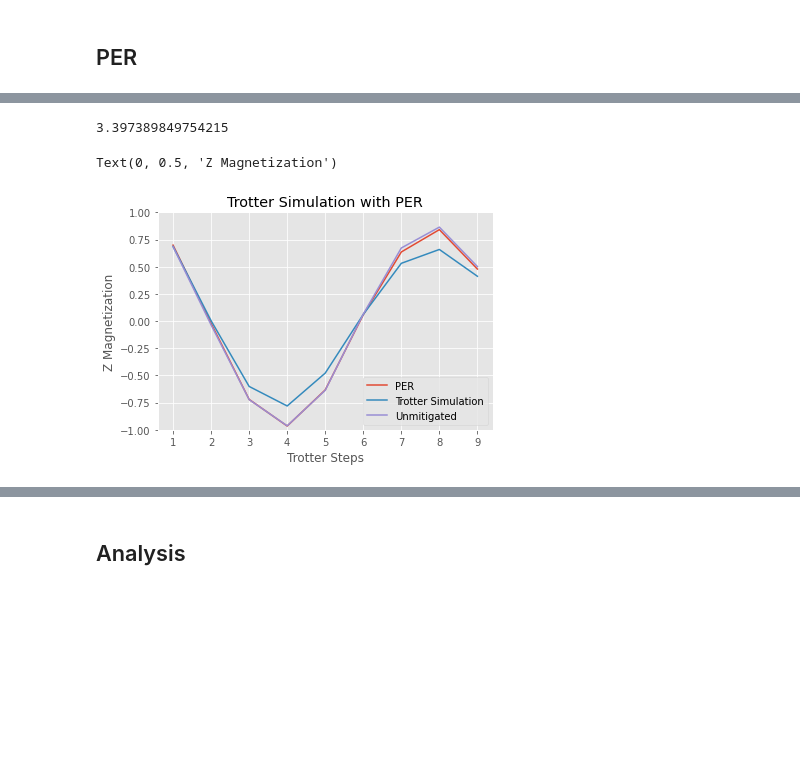
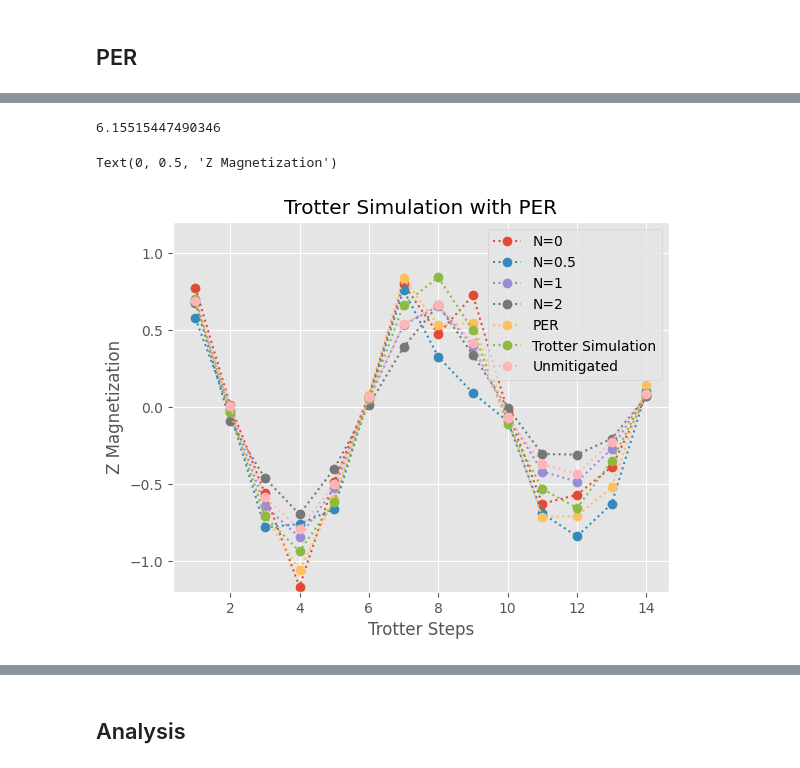
Before and after one commit to Fabrice-Schoeneberger/AutomatedPERTools, a Jupyter notebook: tutorial_notebooks/pauli_lindblad_per/TrotterExample.ipynb, the cells around one changed output, grey strips where cells are left out. Saved outputs shown, nothing was run; the diff lists cells and outputs as text; code cells hidden in the pictures; blank space fills up the shorter version.

```diff
--- a/tutorial_notebooks/pauli_lindblad_per/TrotterExample.ipynb
+++ b/tutorial_notebooks/pauli_lindblad_per/TrotterExample.ipynb
@@ -17,3 +15,5 @@ backend = GenericBackendV2(num_qubits=5)
+# %%
+backend = FakeVigoV2()
 # %%
 def trotterLayer(h,J,dt,n):
     trotterLayer = QuantumCircuit(2*n)
@@ -41,7 +41,7 @@ def maketrotterCircuit(s):
     transpiled = transpile(trotterCircuit, backend)
     return transpiled
 
-circuits = [maketrotterCircuit(i) for i in range(1,10)]
+circuits = [maketrotterCircuit(i) for i in range(1,15)]
 # %%
 def executor(circuits):
     return backend.run(circuits).result().get_counts()
@@ -66,9 +66,15 @@ perexp.run(executor)
 circuit_results = perexp.analyze()
 # %%
 results = []
+results_at_noise = []
 for run in circuit_results:
     tot = 0
+    tot_at_noise = array = [0 for _ in range(len(run.get_result(expectations[0]).get_strengths()))]
     for op in expectations:
         expec = run.get_result(op).expectation
+        expec_at_noise = run.get_result(op).get_expectations()
         tot += expec
+        for i in range(0,len(tot_at_noise)):
+            tot_at_noise[i] += expec_at_noise[i]/4
     results.append(tot/4)
+    results_at_noise.append(tot_at_noise)
@@ -75,7 +106,7 @@ for run in circuit_results:
 # %%
 circuit_results[-1]._per_circ.overhead(0)
 # %% [output]
-3.397389849754215
+6.15515447490346
 # %%
 noisyresult = []
 for circ in circuits:
@@ -91,27 +122,31 @@ for circ in circuits:
 # %%
 res = []
 for circ in circuits:
     qc = circ.copy()
     qc.measure_all()
     count= Aer.get_backend('qasm_simulator').run(qc).result().get_counts()
     count = {tuple(int(k) for k in key):count[key] for key in count.keys()}
     tot = 0
     for key in count.keys():
         num = sum([(-1)**bit for bit in key[:4]])
         tot += num*count[key]
     res.append(tot/(1024*n*2))
 
-plt.plot(range(1,10), results)
-plt.plot(range(1,10), noisyresult)
-plt.plot(range(1,10), res)
-plt.ylim([-1,1])
-plt.legend(["PER", "Trotter Simulation", "Unmitigated"])
+plt.plot(range(1,15), [res[0] for res in results_at_noise], 'o:')
+plt.plot(range(1,15), [res[1] for res in results_at_noise], 'o:')
+plt.plot(range(1,15), [res[2] for res in results_at_noise], 'o:')
+plt.plot(range(1,15), [res[3] for res in results_at_noise], 'o:')
+plt.plot(range(1,15), results, 'o:')
+plt.plot(range(1,15), res, 'o:')
+plt.plot(range(1,15), noisyresult, 'o:')
+plt.ylim([-1.2,1.2])
+plt.legend(["N=0", "N=0.5", "N=1", "N=2", "PER", "Trotter Simulation", "Unmitigated"])
 plt.title("Trotter Simulation with PER")
 plt.xlabel("Trotter Steps")
 plt.ylabel("Z Magnetization")
 # %% [output]
 Text(0, 0.5, 'Z Magnetization')
-[figure, old version]
+[figure, new version]
 # %%
 ax = circuit_results[-1].get_result("ZIIII").plot()
 plt.title('Expectation vs Noise Strength ZIII')
```
Also changed, not shown: parts of 10 cells of this notebook, 3 other files.
